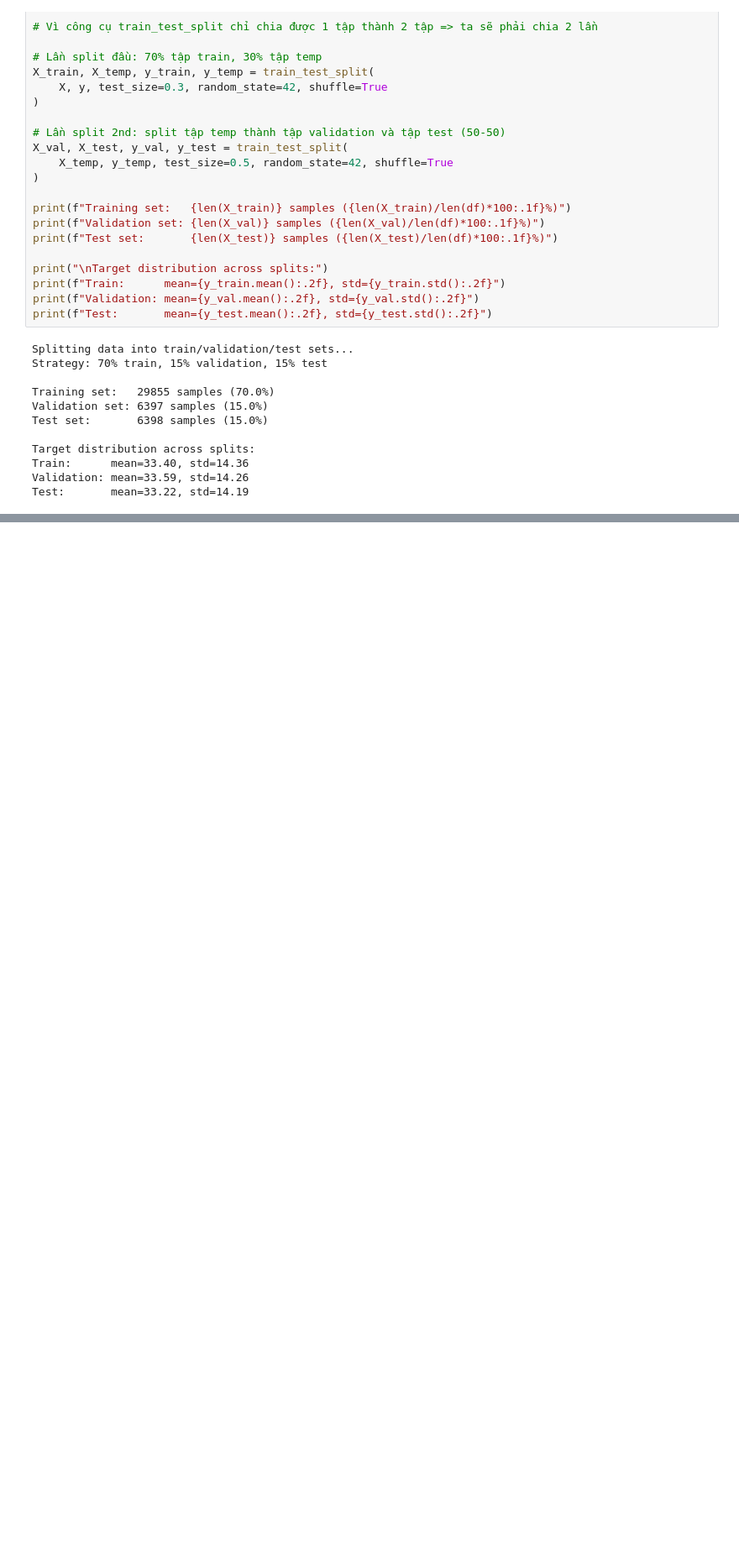
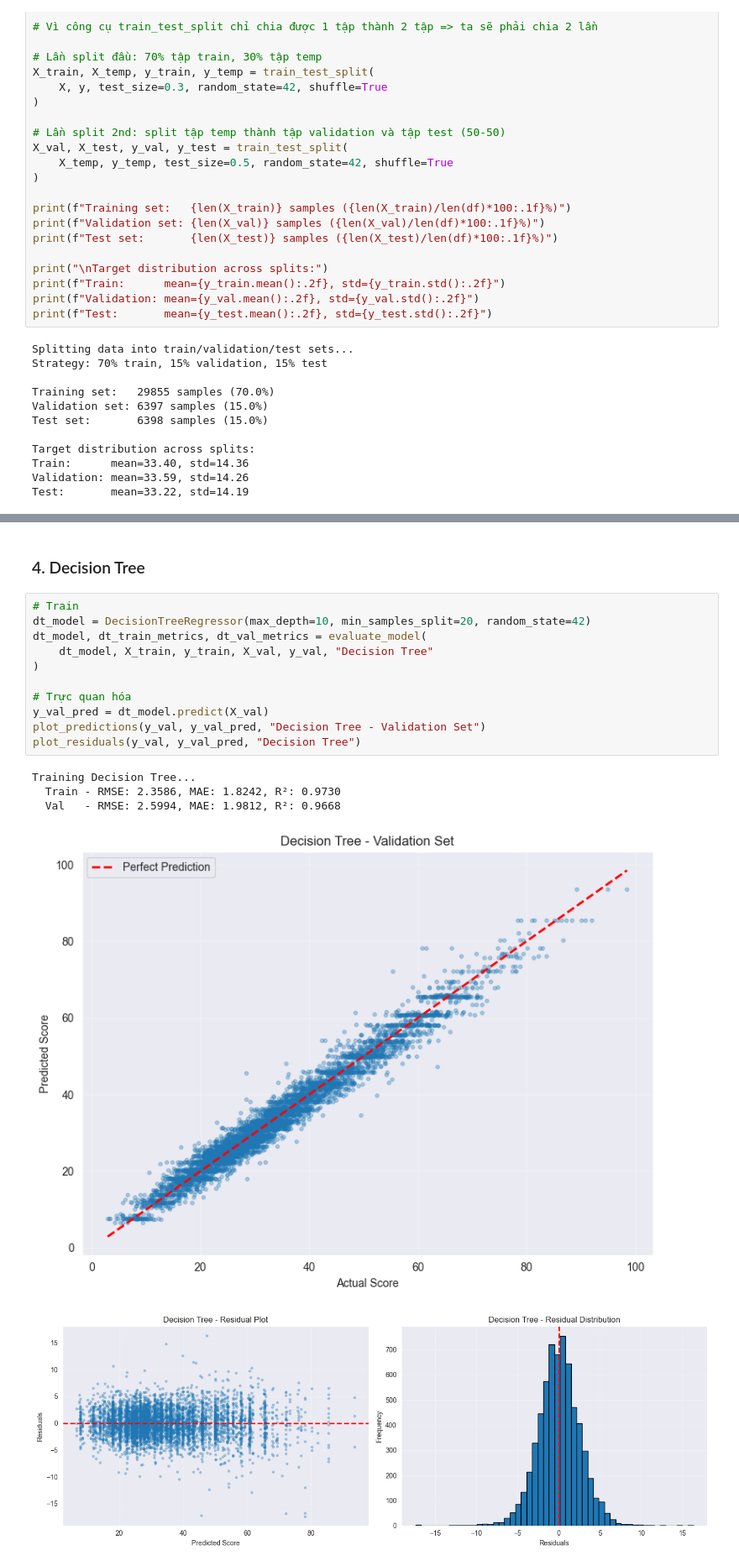
Before and after one commit to NguyenHungCuongg/Smart-Recruit, a Jupyter notebook: ml/notebooks/03_baseline_models.ipynb, the cells around one changed output, grey strips where cells are left out. Shown at 84% size. Drawn from its saved outputs; the diff is of its cells as text; blank space fills up the shorter version.

```diff
--- a/ml/notebooks/03_baseline_models.ipynb
+++ b/ml/notebooks/03_baseline_models.ipynb
@@ -103,0 +234,19 @@ Test:       mean=33.22, std=14.19
+# %% [markdown]
+### 4. Decision Tree
+# %%
+# Train
+dt_model = DecisionTreeRegressor(max_depth=10, min_samples_split=20, random_state=42)
+dt_model, dt_train_metrics, dt_val_metrics = evaluate_model(
+    dt_model, X_train, y_train, X_val, y_val, "Decision Tree"
+)
+
+# Trực quan hóa
+y_val_pred = dt_model.predict(X_val)
+plot_predictions(y_val, y_val_pred, "Decision Tree - Validation Set")
+plot_residuals(y_val, y_val_pred, "Decision Tree")
+# %% [output]
+Training Decision Tree...
+  Train - RMSE: 2.3586, MAE: 1.8242, R²: 0.9730
+  Val   - RMSE: 2.5994, MAE: 1.9812, R²: 0.9668
+[figure, added]
+[figure, added]
```
Also changed, not shown: parts of 17 cells of this notebook.
